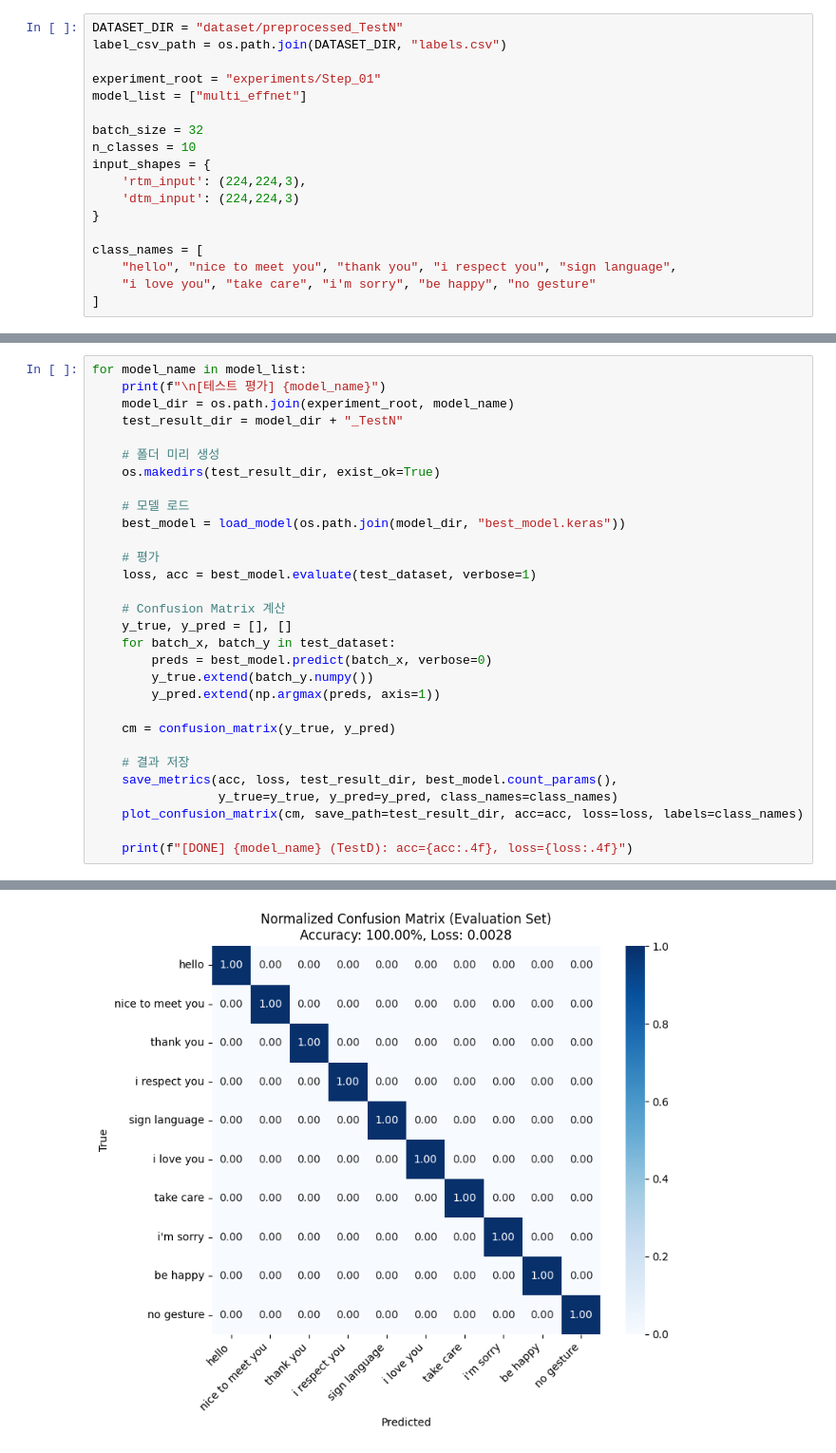
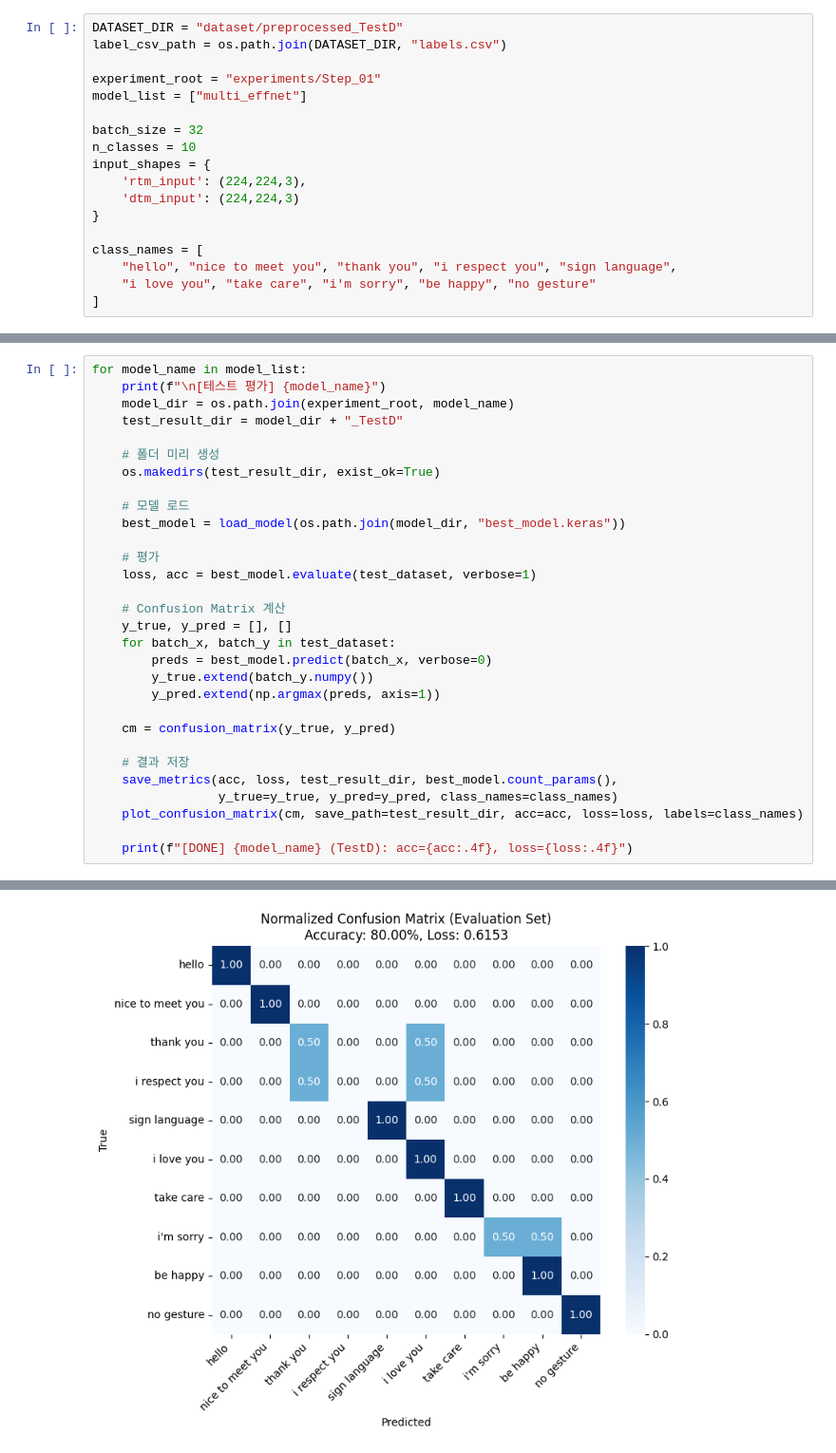
Before and after one commit to JISEOP-P/Capstone_2025, a Jupyter notebook: test.ipynb, the cells around one changed output, grey strips where cells are left out. Shown: that part at 95% size. Drawn from its saved outputs; the diff is of its cells as text.

Commit message:
add test D

```diff
--- a/test.ipynb
+++ b/test.ipynb
@@ -32,6 +32,6 @@ Your kernel may have been built without NUMA support.
 Your kernel may have been built without NUMA support.
 # %%
-DATASET_DIR = "dataset/preprocessed_TestN"
+DATASET_DIR = "dataset/preprocessed_TestD"
 label_csv_path = os.path.join(DATASET_DIR, "labels.csv")
 
 experiment_root = "experiments/Step_01"
@@ -77,7 +77,7 @@ Your kernel may have been built without NUMA support.
 for model_name in model_list:
     print(f"\n[테스트 평가] {model_name}")
     model_dir = os.path.join(experiment_root, model_name)
-    test_result_dir = model_dir + "_TestN"
+    test_result_dir = model_dir + "_TestD"
 
     # 폴더 미리 생성
     os.makedirs(test_result_dir, exist_ok=True)
@@ -111 +111 @@ for model_name in model_list:
-[figure, old version]
+[figure, new version]
```
Also changed, not shown: parts of 4 cells of this notebook, 4 other files.
